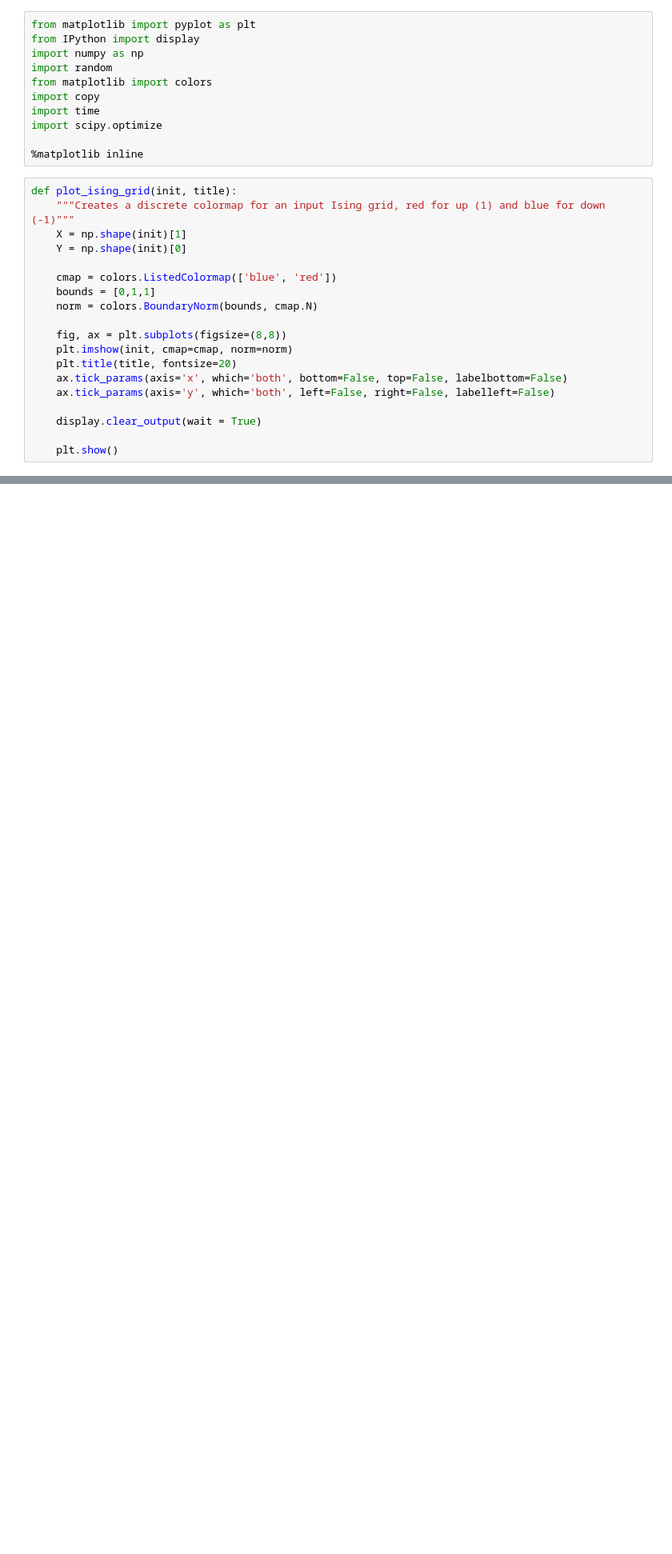
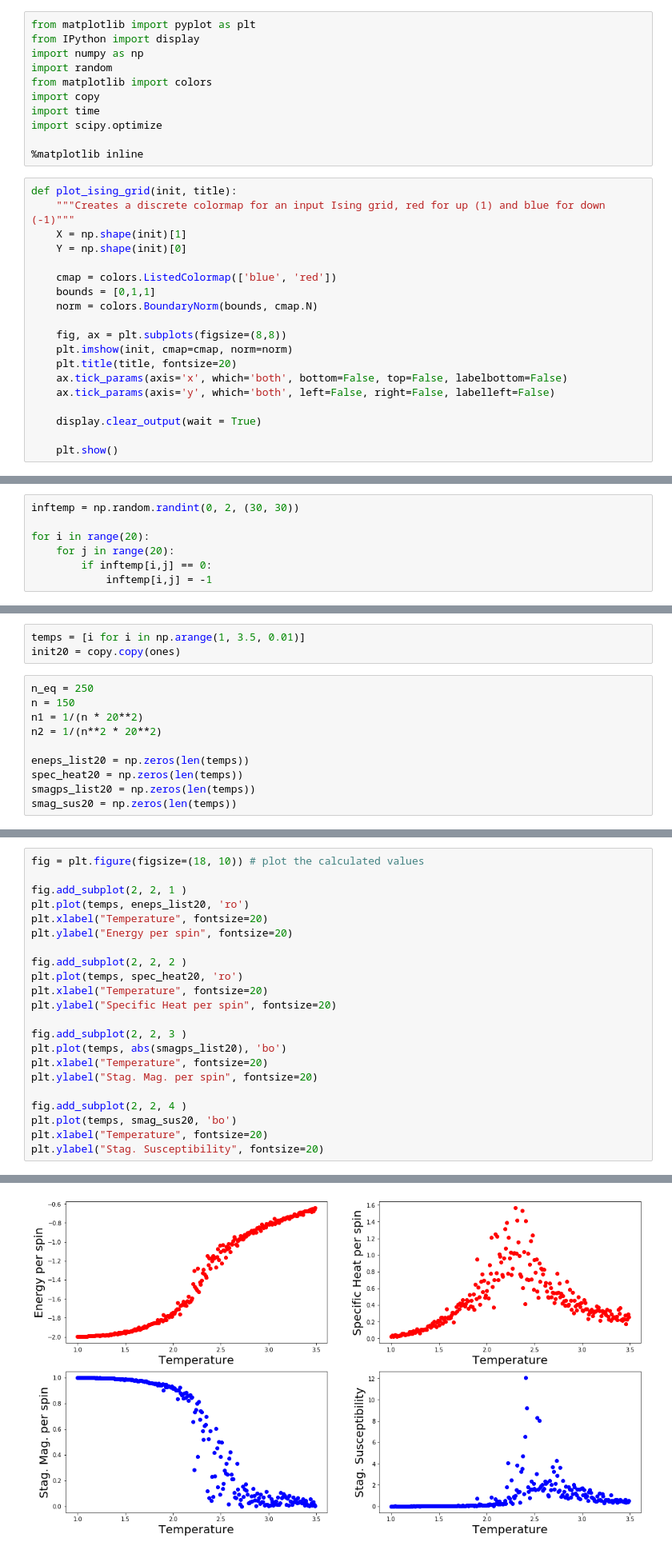
Before and after one commit to kaitshin/PHYSICS113-final-project, a Jupyter notebook: Antiferro.ipynb, the cells around one changed output, grey strips where cells are left out. Shown at 80% size. Saved outputs shown, nothing was run; the diff lists cells and outputs as text; blank space fills up the shorter version.

```diff
--- a/Antiferro.ipynb
+++ b/Antiferro.ipynb
@@ -196,2 +228,9 @@ T = 5
 test_boltz = {"4.0" : np.exp(-8/T), "2.0" : np.exp(-4/T)}
+# %%
+inftemp = np.random.randint(0, 2, (30, 30))
+
+for i in range(20):
+    for j in range(20):
+        if inftemp[i,j] == 0:
+            inftemp[i,j] = -1
 # %%
@@ -208,0 +254,13 @@ array([[ 1., -1., -1., ...,  1.,  1., -1.],
+# %%
+temps = [i for i in np.arange(1, 3.5, 0.01)]
+init20 = copy.copy(ones)
+# %%
+n_eq = 250
+n = 150
+n1 = 1/(n * 20**2)
+n2 = 1/(n**2 * 20**2)
+
+eneps_list20 = np.zeros(len(temps))
+spec_heat20 = np.zeros(len(temps))
+smagps_list20 = np.zeros(len(temps))
+smag_sus20 = np.zeros(len(temps))
@@ -208,0 +310,23 @@ array([[ 1., -1., -1., ...,  1.,  1., -1.],
+# %%
+fig = plt.figure(figsize=(18, 10)) # plot the calculated values
+
+fig.add_subplot(2, 2, 1 )
+plt.plot(temps, eneps_list20, 'ro')
+plt.xlabel("Temperature", fontsize=20)
+plt.ylabel("Energy per spin", fontsize=20)
+
+fig.add_subplot(2, 2, 2 )
+plt.plot(temps, spec_heat20, 'ro')
+plt.xlabel("Temperature", fontsize=20)
+plt.ylabel("Specific Heat per spin", fontsize=20)
+
+fig.add_subplot(2, 2, 3 )
+plt.plot(temps, abs(smagps_list20), 'bo')
+plt.xlabel("Temperature", fontsize=20)
+plt.ylabel("Stag. Mag. per spin", fontsize=20)
+
+fig.add_subplot(2, 2, 4 )
+plt.plot(temps, smag_sus20, 'bo')
+plt.xlabel("Temperature", fontsize=20)
+plt.ylabel("Stag. Susceptibility", fontsize=20)
+# %% [output]
@@ -208,0 +334 @@ array([[ 1., -1., -1., ...,  1.,  1., -1.],
+[figure, added]
```
Also changed, not shown: parts of 20 cells of this notebook.
